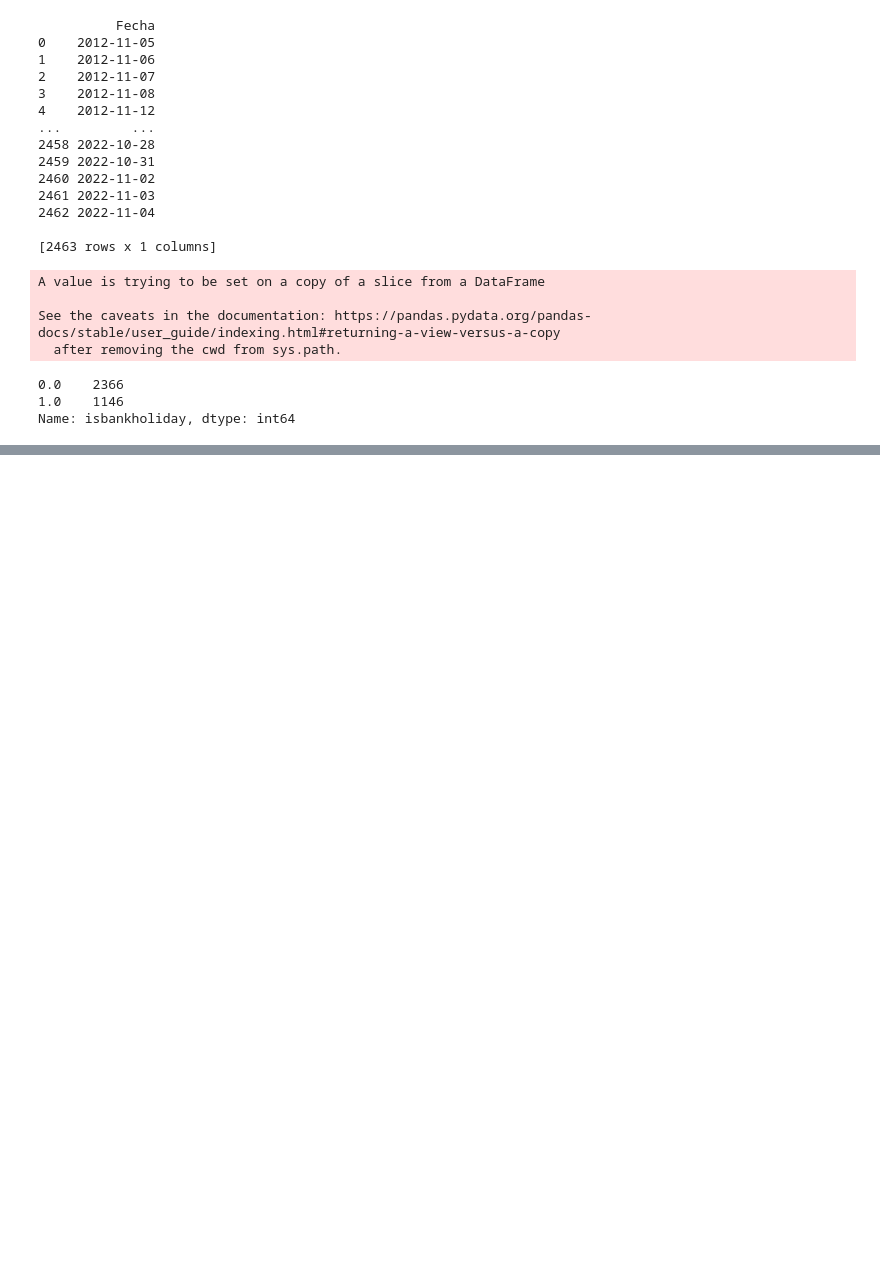
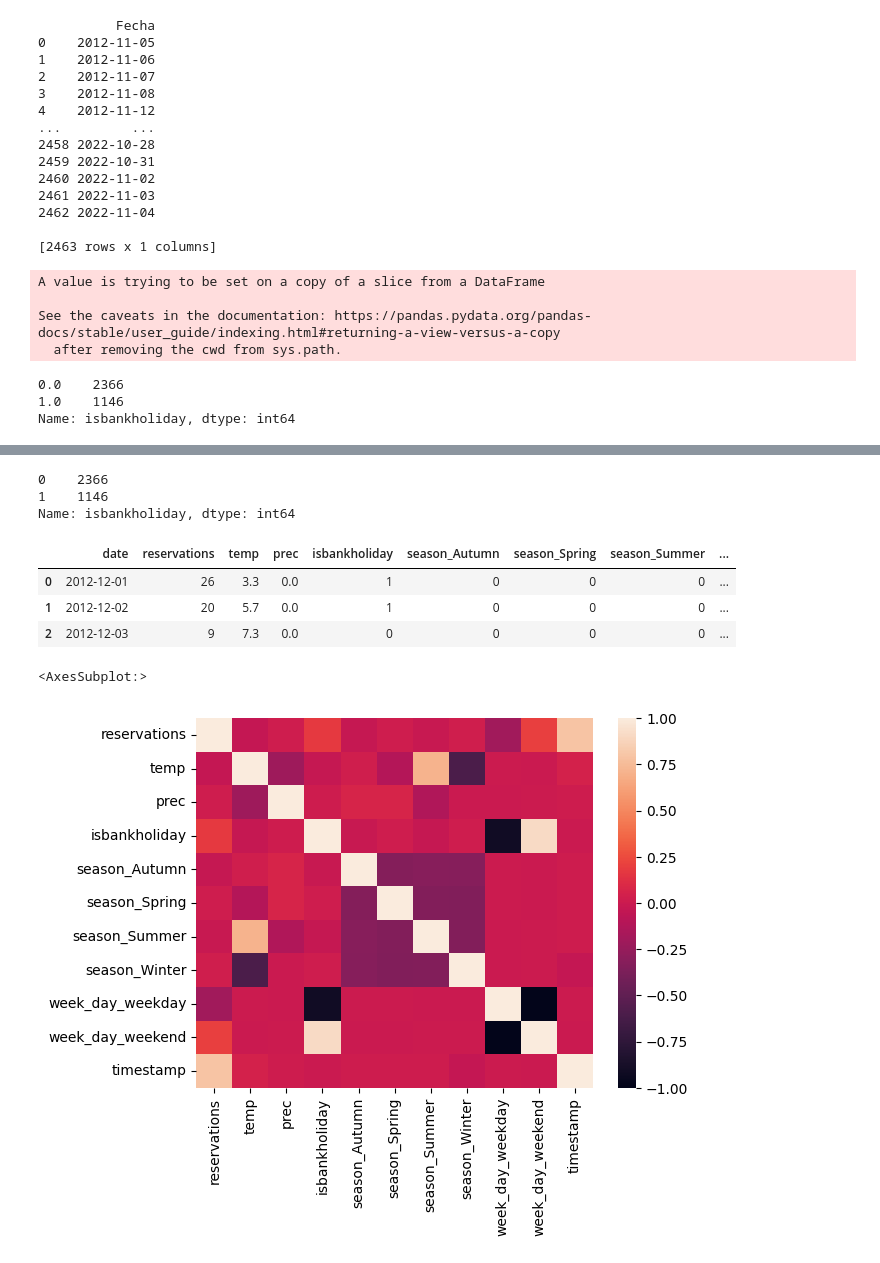
Before and after one commit to sugus-labs/schedulin, a Jupyter notebook: utils/base.ipynb, the cells around one changed output, grey strips where cells are left out. Drawn from its saved outputs; the diff is of its cells as text; code cells hidden in the pictures; blank space fills up the shorter version.

```diff
--- a/utils/base.ipynb
+++ b/utils/base.ipynb
@@ -224,0 +352,2 @@ new_reservation_df.head(5)
+# %%
+new_reservation_df = new_reservation_df.drop(columns = ["day_of_week","month"], axis= 1)
@@ -224,0 +361,2 @@ new_reservation_df.head(5)
+# %%
+reser_df = pd.get_dummies(new_reservation_df)
@@ -224,0 +385,22 @@ new_reservation_df.head(5)
+# %%
+reser_df["isbankholiday"].value_counts()
+# %% [output]
+0    2366
+1    1146
+Name: isbankholiday, dtype: int64
+# %%
+reser_df["timestamp"] = reser_df["date"].astype("int64")
+# %%
+reser_df.head(3)
+# %% [output]
+|  | date | reservations | temp | prec | isbankholiday | season_Autumn | season_Spring | season_Summer | ... |
+| 0 | 2012-12-01 | 26 | 3.3 | 0.0 | 1 | 0 | 0 | 0 | ... |
+| 1 | 2012-12-02 | 20 | 5.7 | 0.0 | 1 | 0 | 0 | 0 | ... |
+| 2 | 2012-12-03 | 9 | 7.3 | 0.0 | 0 | 0 | 0 | 0 | ... |
+# %%
+corr = reser_df.corr()
+# %%
+sns.heatmap(corr)
+# %% [output]
+<AxesSubplot:>
+[figure, added]
```
Also changed, not shown: parts of 48 cells of this notebook.
